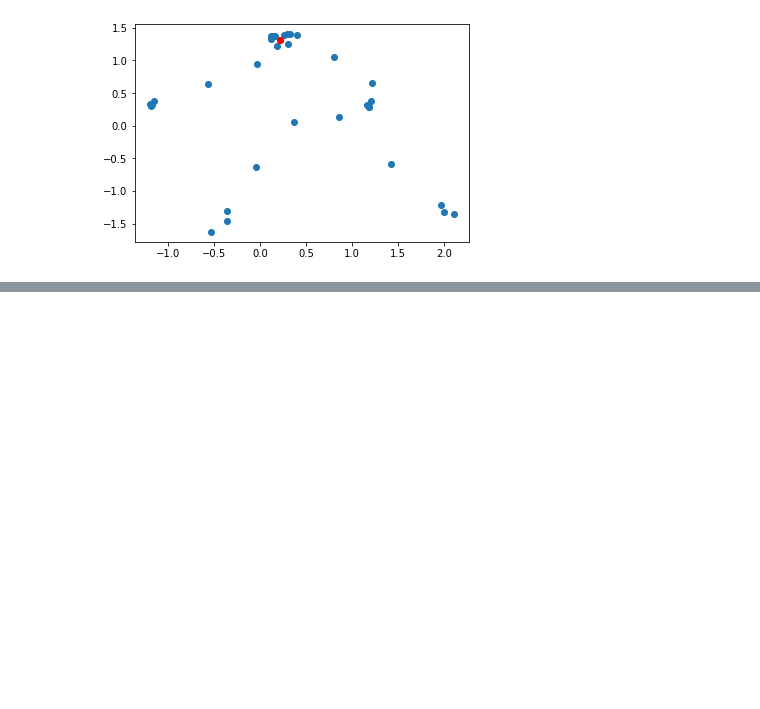
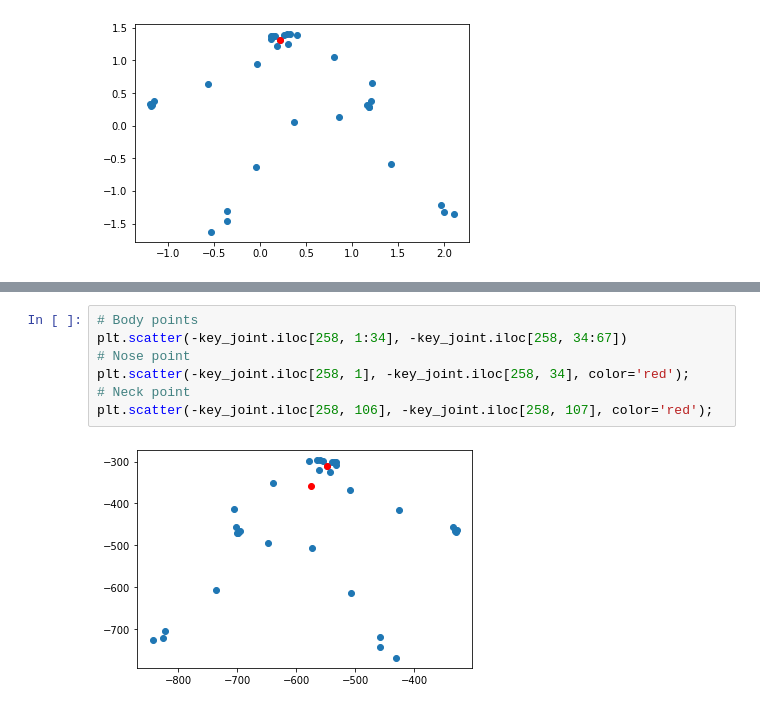
Before and after one commit to tiilt-lab/sport_analytics, a Jupyter notebook: mmla_ia_analysis/EDA.ipynb, the cells around one changed output, grey strips where cells are left out. Drawn from its saved outputs; the diff is of its cells as text; blank space fills up the shorter version.

```diff
--- a/mmla_ia_analysis/EDA.ipynb
+++ b/mmla_ia_analysis/EDA.ipynb
@@ -323,0 +354,9 @@ plt.scatter(df_scaled.iloc[258, 2], -df_scaled.iloc[258, 35], color='red');
+# %%
+# Body points
+plt.scatter(-key_joint.iloc[258, 1:34], -key_joint.iloc[258, 34:67])
+# Nose point
+plt.scatter(-key_joint.iloc[258, 1], -key_joint.iloc[258, 34], color='red');
+# Neck point
+plt.scatter(-key_joint.iloc[258, 106], -key_joint.iloc[258, 107], color='red');
+# %% [output]
+[figure, added]
```
Also changed, not shown: parts of 7 cells of this notebook.
